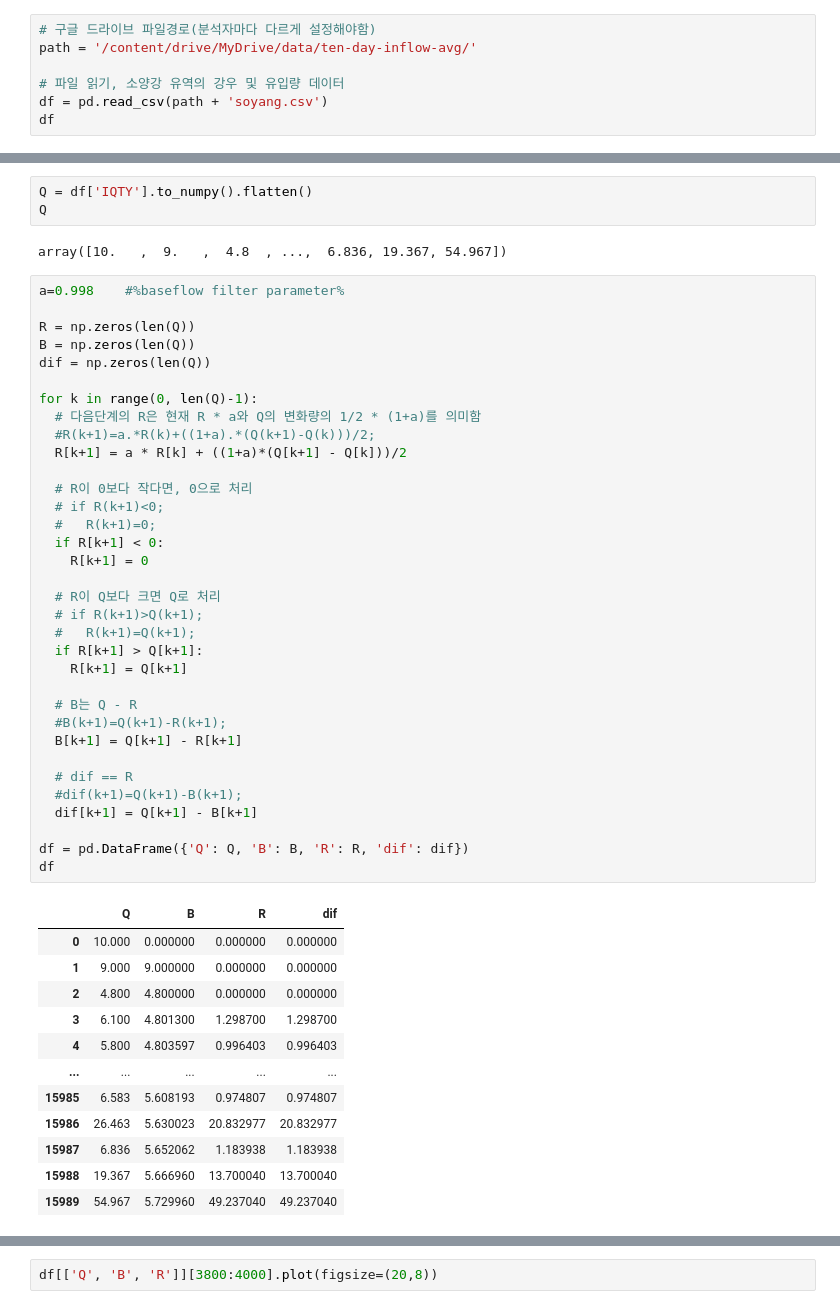
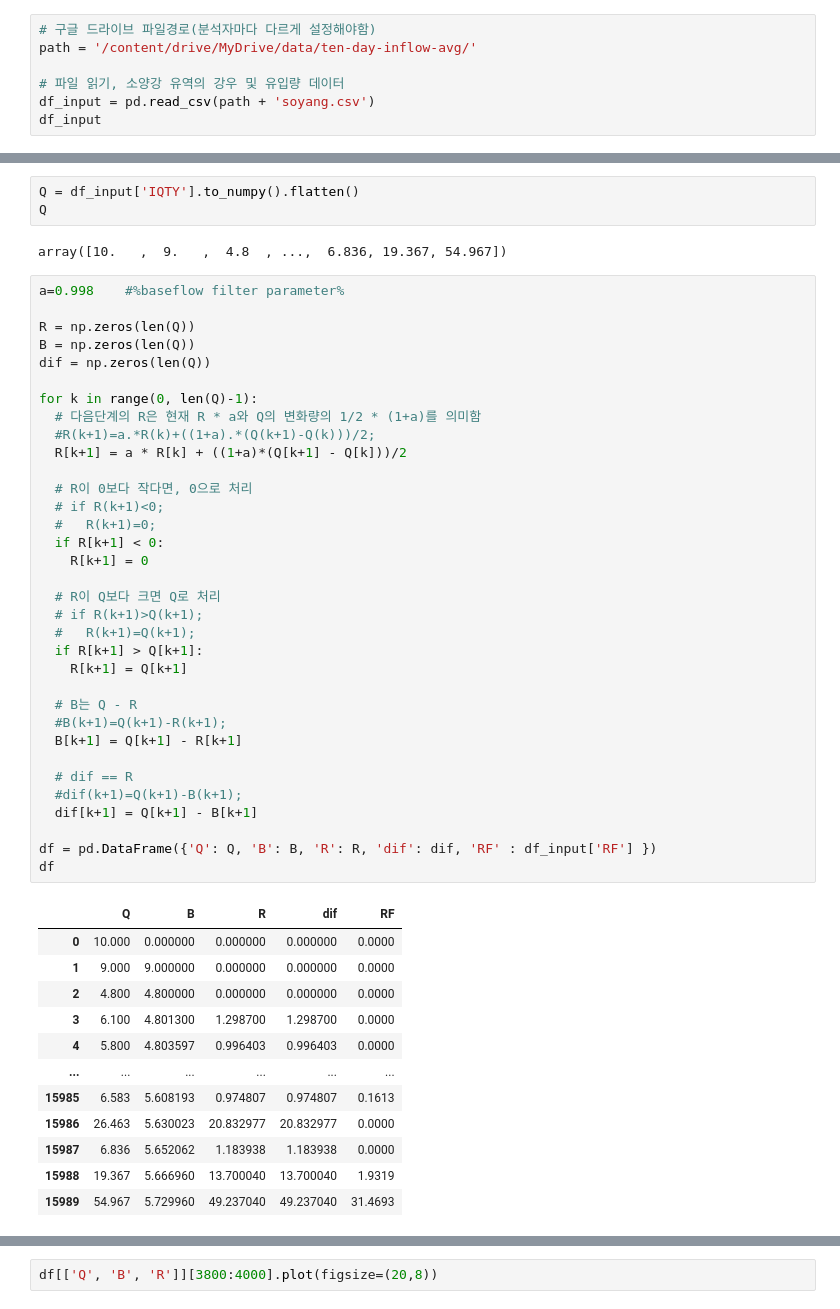
Before and after one commit to hyunholee26/digital-filter, a Jupyter notebook: Digital_filter_applied_to_Soyang_River_dam_inflow.ipynb, the cells around one changed output, grey strips where cells are left out. Cells and saved outputs as stored; diff of their text form.

```diff
--- a/Digital_filter_applied_to_Soyang_River_dam_inflow.ipynb
+++ b/Digital_filter_applied_to_Soyang_River_dam_inflow.ipynb
@@ -13,8 +52,8 @@ import glob
 path = '/content/drive/MyDrive/data/ten-day-inflow-avg/'
 
 # 파일 읽기, 소양강 유역의 강우 및 유입량 데이터
-df = pd.read_csv(path + 'soyang.csv')
-df
+df_input = pd.read_csv(path + 'soyang.csv')
+df_input
 # %% [output]
 |  | OBSYMD | DAMCD | RF | IQTY |
 | 0 | 19740101 | 1012110 | 0.0000 | 10.000 |
@@ -30,7 +69,7 @@ df
 | 15989 | 20171011 | 1012110 | 31.4693 | 54.967 |
 15990 rows × 4 columns
 # %%
-Q = df['IQTY'].to_numpy().flatten()
+Q = df_input['IQTY'].to_numpy().flatten()
 Q
 # %% [output]
 array([10.   ,  9.   ,  4.8  , ...,  6.836, 19.367, 54.967])
@@ -41,43 +80,43 @@ R = np.zeros(len(Q))
 B = np.zeros(len(Q))
 dif = np.zeros(len(Q))
 
 for k in range(0, len(Q)-1):
   # 다음단계의 R은 현재 R * a와 Q의 변화량의 1/2 * (1+a)를 의미함
   #R(k+1)=a.*R(k)+((1+a).*(Q(k+1)-Q(k)))/2;
   R[k+1] = a * R[k] + ((1+a)*(Q[k+1] - Q[k]))/2
 
   # R이 0보다 작다면, 0으로 처리
   # if R(k+1)<0;
   #   R(k+1)=0;
   if R[k+1] < 0:
     R[k+1] = 0
 
   # R이 Q보다 크면 Q로 처리
   # if R(k+1)>Q(k+1);
   #   R(k+1)=Q(k+1);
   if R[k+1] > Q[k+1]:
     R[k+1] = Q[k+1]
 
   # B는 Q - R
   #B(k+1)=Q(k+1)-R(k+1);
   B[k+1] = Q[k+1] - R[k+1]
 
   # dif == R
   #dif(k+1)=Q(k+1)-B(k+1);
   dif[k+1] = Q[k+1] - B[k+1]
 
-df = pd.DataFrame({'Q': Q, 'B': B, 'R': R, 'dif': dif})
+df = pd.DataFrame({'Q': Q, 'B': B, 'R': R, 'dif': dif, 'RF' : df_input['RF'] })
 df
 # %% [output]
-|  | Q | B | R | dif |
-| 0 | 10.000 | 0.000000 | 0.000000 | 0.000000 |
-| 1 | 9.000 | 9.000000 | 0.000000 | 0.000000 |
-| 2 | 4.800 | 4.800000 | 0.000000 | 0.000000 |
-| 3 | 6.100 | 4.801300 | 1.298700 | 1.298700 |
-| 4 | 5.800 | 4.803597 | 0.996403 | 0.996403 |
-| ... | ... | ... | ... | ... |
-| 15985 | 6.583 | 5.608193 | 0.974807 | 0.974807 |
-| 15986 | 26.463 | 5.630023 | 20.832977 | 20.832977 |
-| 15987 | 6.836 | 5.652062 | 1.183938 | 1.183938 |
-| 15988 | 19.367 | 5.666960 | 13.700040 | 13.700040 |
-| 15989 | 54.967 | 5.729960 | 49.237040 | 49.237040 |
+|  | Q | B | R | dif | RF |
+| 0 | 10.000 | 0.000000 | 0.000000 | 0.000000 | 0.0000 |
+| 1 | 9.000 | 9.000000 | 0.000000 | 0.000000 | 0.0000 |
+| 2 | 4.800 | 4.800000 | 0.000000 | 0.000000 | 0.0000 |
+| 3 | 6.100 | 4.801300 | 1.298700 | 1.298700 | 0.0000 |
+| 4 | 5.800 | 4.803597 | 0.996403 | 0.996403 | 0.0000 |
+| ... | ... | ... | ... | ... | ... |
+| 15985 | 6.583 | 5.608193 | 0.974807 | 0.974807 | 0.1613 |
+| 15986 | 26.463 | 5.630023 | 20.832977 | 20.832977 | 0.0000 |
+| 15987 | 6.836 | 5.652062 | 1.183938 | 1.183938 | 0.0000 |
+| 15988 | 19.367 | 5.666960 | 13.700040 | 13.700040 | 1.9319 |
+| 15989 | 54.967 | 5.729960 | 49.237040 | 49.237040 | 31.4693 |
```
Also changed, not shown: parts of 19 cells of this notebook.
